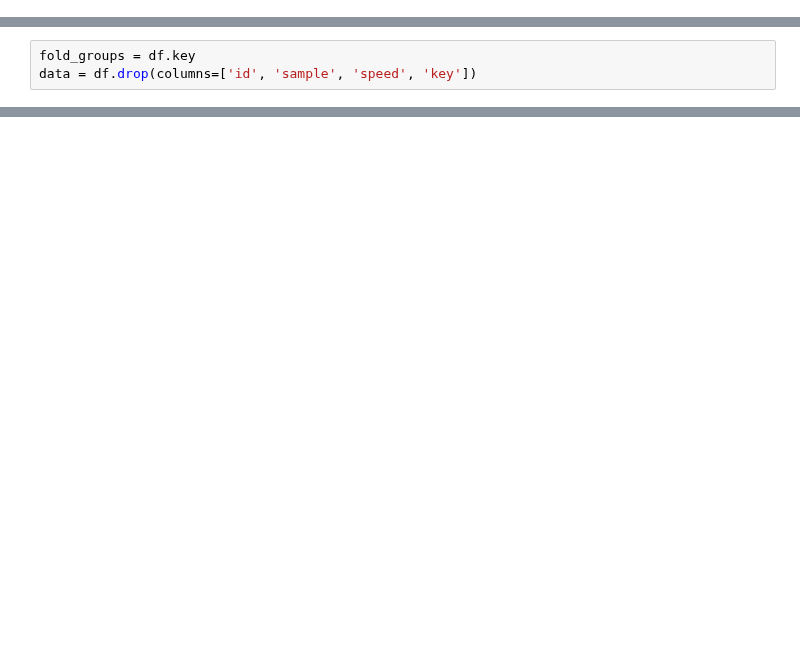
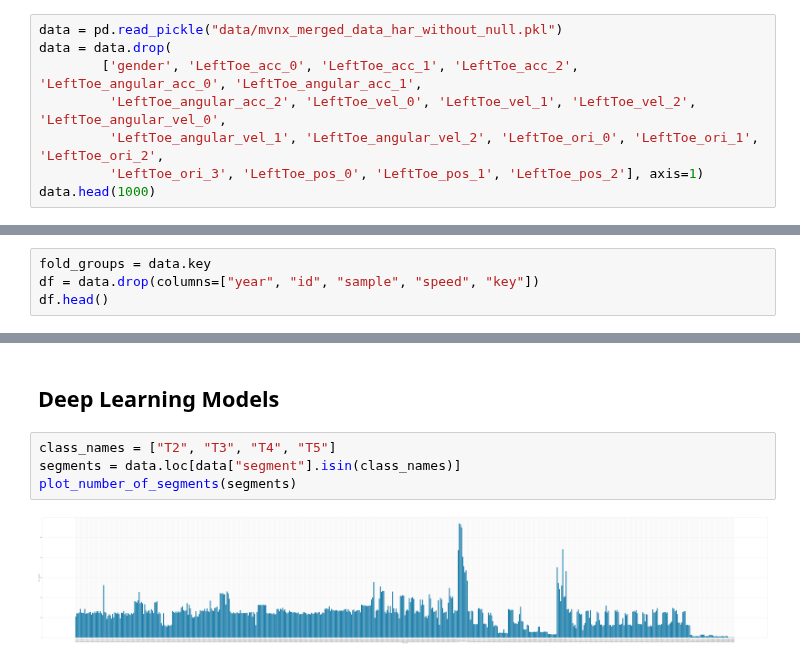
Before and after one commit to kcristinaa/Drag-flik-RAIS-Hackathon, a Jupyter notebook: frame_segmentation.ipynb, the cells around one changed output, grey strips where cells are left out. Drawn from its saved outputs; the diff is of its cells as text; blank space fills up the shorter version.

Commit message:
adds frame segmentation resampling (needs debugging) and personalized ball speed prediction

```diff
--- a/frame_segmentation.ipynb
+++ b/frame_segmentation.ipynb
@@ -25,0 +30,8 @@ df.head(1000)
+# %%
+data = pd.read_pickle("data/mvnx_merged_data_har_without_null.pkl")
+data = data.drop(
+        ['gender', 'LeftToe_acc_0', 'LeftToe_acc_1', 'LeftToe_acc_2', 'LeftToe_angular_acc_0', 'LeftToe_angular_acc_1',
+         'LeftToe_angular_acc_2', 'LeftToe_vel_0', 'LeftToe_vel_1', 'LeftToe_vel_2', 'LeftToe_angular_vel_0',
+         'LeftToe_angular_vel_1', 'LeftToe_angular_vel_2', 'LeftToe_ori_0', 'LeftToe_ori_1', 'LeftToe_ori_2',
+         'LeftToe_ori_3', 'LeftToe_pos_0', 'LeftToe_pos_1', 'LeftToe_pos_2'], axis=1)
+data.head(1000)
@@ -26,3 +54,4 @@ df.head(1000)
 # %%
-fold_groups = df.key
-data = df.drop(columns=['id', 'sample', 'speed', 'key'])
+fold_groups = data.key
+df = data.drop(columns=["year", "id", "sample", "speed", "key"])
+df.head()
@@ -33,0 +128,8 @@ model = setup(data = data, target = 'segment', session_id=123, fold_strategy='gr
+# %% [markdown]
+## Deep Learning Models
+# %%
+class_names = ["T2", "T3", "T4", "T5"]
+segments = data.loc[data["segment"].isin(class_names)]
+plot_number_of_segments(segments)
+# %% [output]
+[figure, added]
```
Also changed, not shown: parts of 23 cells of this notebook, 2 other files.
